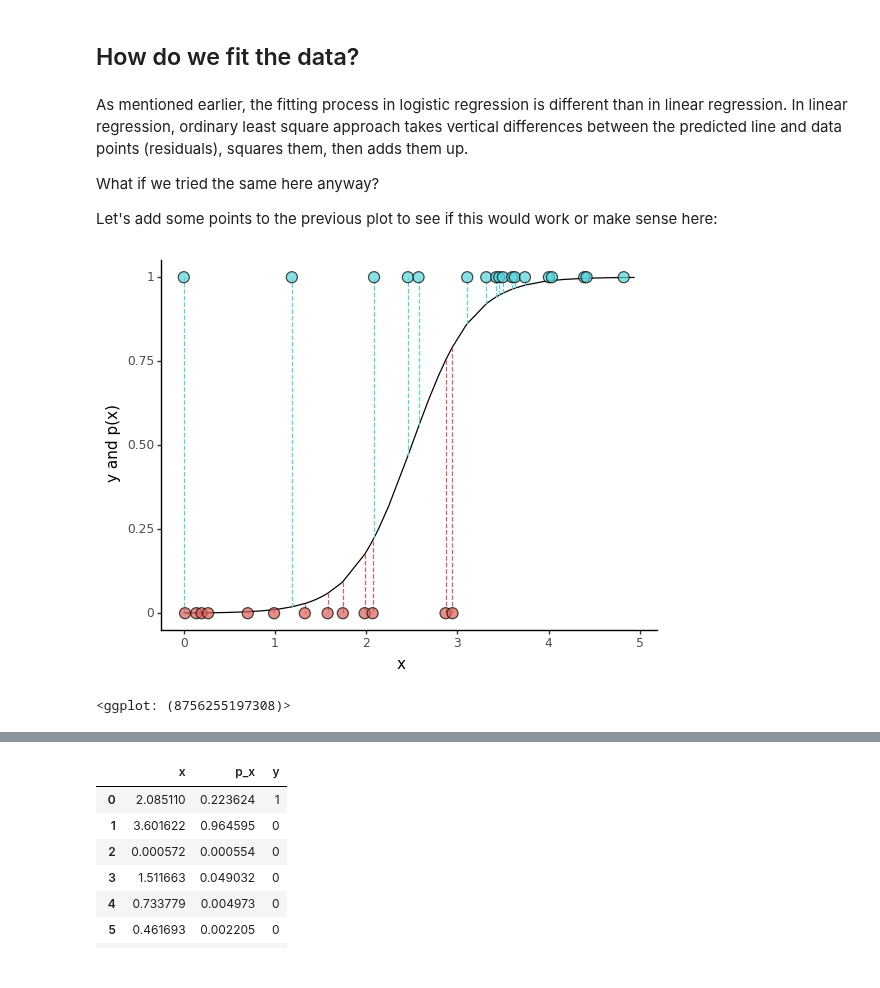
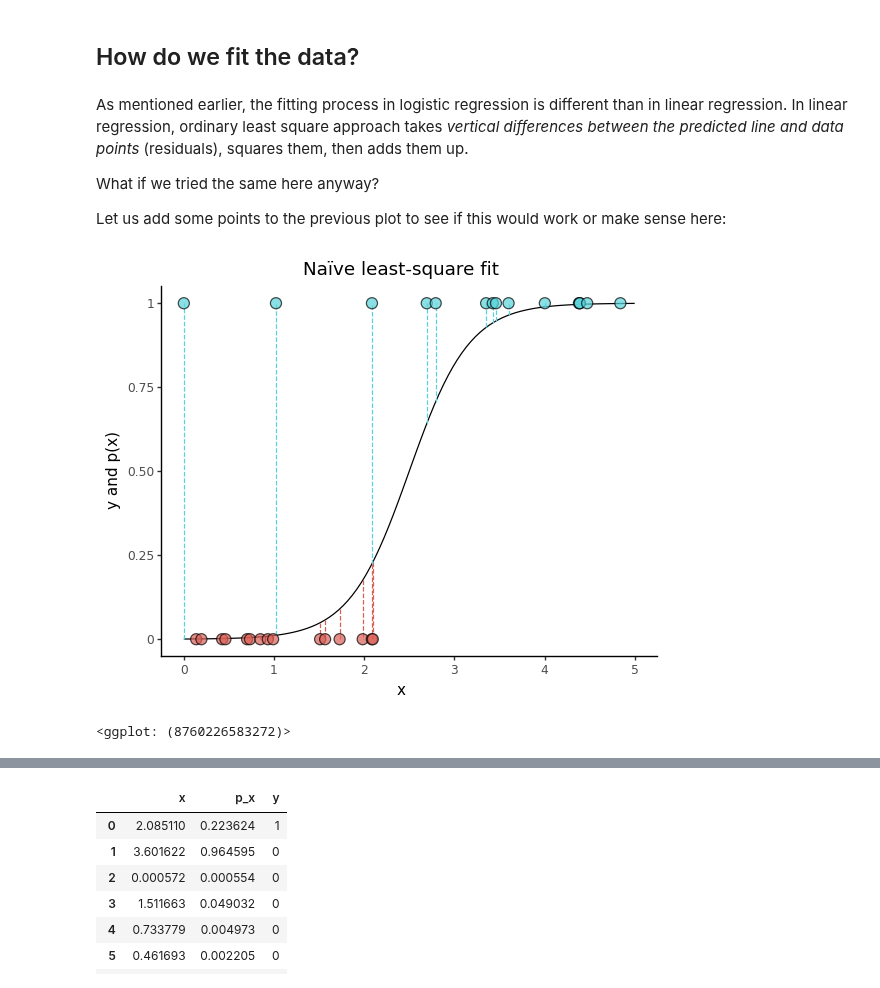
Before and after one commit to igor-sb/blog, a Jupyter notebook: notebooks/logistic_regression.ipynb, the cells around one changed output, grey strips where cells are left out. Saved outputs shown, nothing was run; the diff lists cells and outputs as text; code cells hidden in the pictures.

```diff
--- a/notebooks/logistic_regression.ipynb
+++ b/notebooks/logistic_regression.ipynb
@@ -32,15 +31,15 @@ np.random.seed(1)
 def logistic(x, k, x0):
     return 1 / (1 + np.exp(-k*(x - x0)))
 
-def create_logistic_curve_data(k, x0, n_points):
+def create_smooth_logistic_curve_data(k, x0, n_points=100):
     df = pd.DataFrame({
-        'x': np.sort(uniform.rvs(loc=0, scale=5, size=n_points))
+        'x': np.linspace(0, 5, n_points)
     })
     df['p_x'] = logistic(df['x'], k, x0)
     return df
 
-def plot_logistic_curve(k, x0, n_points=100):
-    df = create_logistic_curve_data(k, x0, n_points)
+def plot_smooth_logistic_curve(k, x0, n_points=100):
+    df = create_smooth_logistic_curve_data(k, x0, n_points)
     return (
         p9.ggplot(df, p9.aes('x', 'p_x'))
 	    + p9.geom_line()
@@ -59,53 +58,49 @@ The meaning of these two parameters is:
 # %% [markdown]
 ## How do we fit the data?
 # %% [markdown]
-As mentioned earlier, the fitting process in logistic regression is different than in linear regression. In linear regression, ordinary least square approach takes vertical differences between the predicted line and data points (residuals), squares them, then adds them up.
+As mentioned earlier, the fitting process in logistic regression is different than in linear regression. In linear regression, ordinary least square approach takes _vertical differences between the predicted line and data points_ (residuals), squares them, then adds them up.
 
 What if we tried the same here anyway?
 
-Let's add some points to the previous plot to see if this would work or make sense here:
+Let us add some points to the previous plot to see if this would work or make sense here:
+# %%
+def create_sample_data(k, x0, n_points, seed=1):
+    np.random.seed(seed)
+    df = pd.DataFrame({
+        'x': uniform.rvs(loc=0, scale=5, size=n_points)
+    }).sort_values('x', ignore_index=True)
+    df['p_x'] = logistic(df['x'], k, x0)
+    df['y'] = bernoulli.rvs(df['p_x'])
+    return df
 # %%
-from scipy.stats import uniform, bernoulli
-
-np.random.seed(1)
-
-def add_sample_data_to_random_rows(df, n_data_points):
-    data_rows = df.sample(n_data_points)
-    df.loc[data_rows.index, 'y'] = bernoulli.rvs(
-        df.loc[data_rows.index, 'p_x']
-    )
-    # df.loc[data_rows.index, ].loc[[0, 1]] = 1
-    return df
-
-def plot_logistic_curve_and_sample_data(k, x0, n_data_points):
-    n_curve_points = max(n_data_points, 100)
-    df = create_logistic_curve_data(k, x0, n_curve_points)
-    df = add_sample_data_to_random_rows(df, n_data_points)
-    df.loc[0, 'y'] = 1
+def plot_naive_logistic_fit(k, x0, n_data_points):
+    sample_df = create_sample_data(k, x0, n_data_points)
+    sample_df.loc[0, 'y'] = 1 # manually add an outlier
+    curve_df = create_smooth_logistic_curve_data(k, x0)
     return (
-        p9.ggplot(df, p9.aes('x'))
+        p9.ggplot(sample_df, p9.aes('x'))
 	    + p9.geom_line(
+            data=curve_df,
             mapping=p9.aes(y='p_x')
         )
         + p9.geom_linerange(
-            data=df[df['y'].notna()],
             mapping=p9.aes(ymin='p_x', ymax='y', color='factor(y)'),
             linetype='dashed'
         )
         + p9.geom_point(
-            data=df[df['y'].notna()],
             mapping=p9.aes(y='y', fill='factor(y)'),
             size=4,
             alpha=0.7,
             shape='o'
         )
         + p9.scale_y_continuous(name='y and p(x)')
+        + p9.labels.ggtitle('Naïve least-square fit')
         + p9.theme_classic()
         + p9.theme(legend_position='none')
     )
 
-plot_logistic_curve_and_sample_data(3, 2.5, n_data_points=30)
+plot_naive_logistic_fit(3, 2.5, n_data_points=30)
 # %% [output]
-[figure, old version]
+[figure, new version]
-<ggplot: (8756255197308)>
+<ggplot: (8760226583272)>
 # %% [markdown]
```
Also changed, not shown: parts of 13 cells of this notebook.
